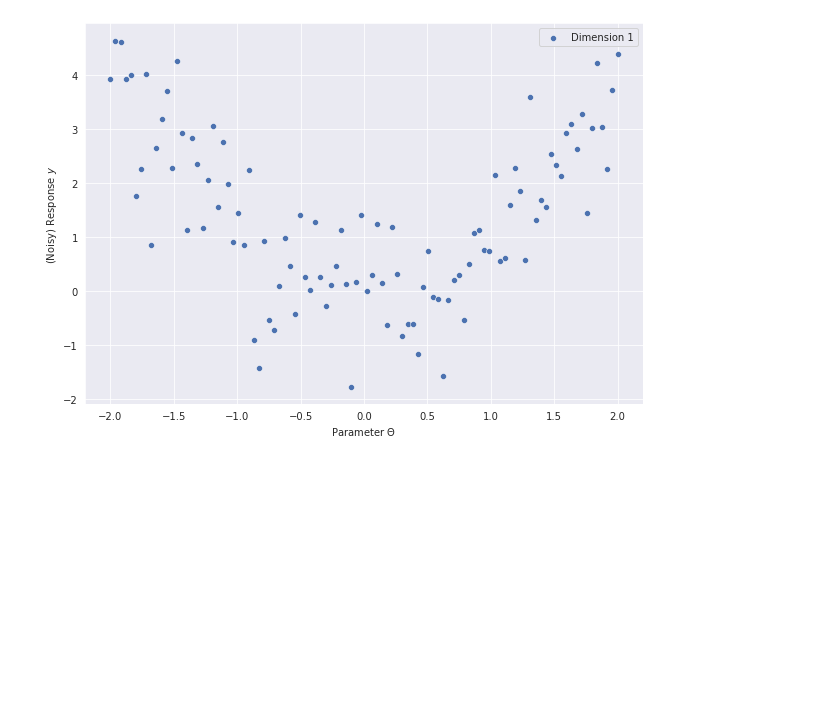
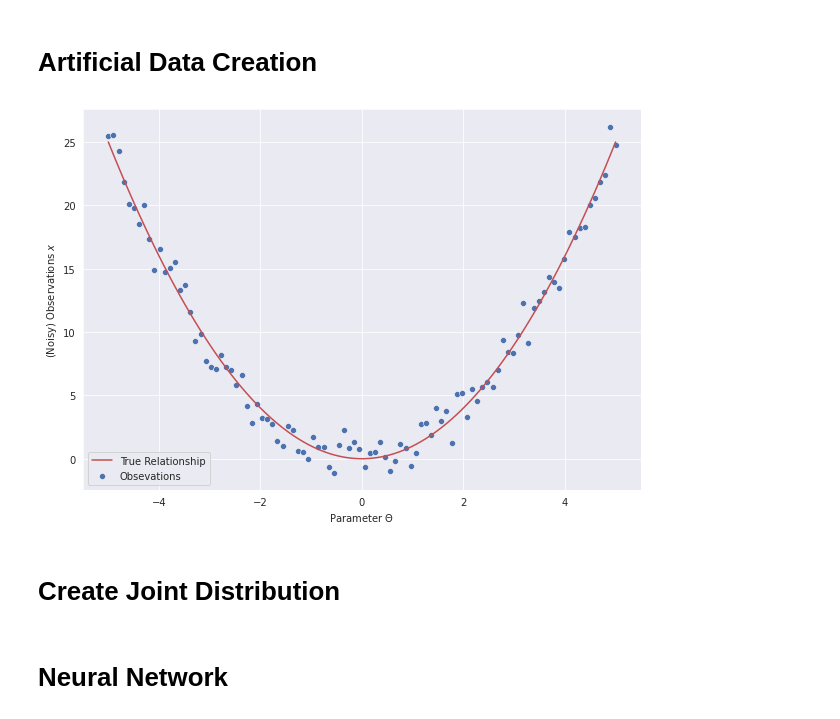
Before and after one commit to MABilton/approx_post, a Jupyter notebook: examples/amortised_example.ipynb, the cells around one changed output. Cells and saved outputs as stored; diff of their text form; code cells hidden in the pictures; blank space fills up the shorter version.

```diff
--- a/examples/amortised_example.ipynb
+++ b/examples/amortised_example.ipynb
@@ -9,0 +14,7 @@ sns.set({'figure.facecolor':'white', "figure.figsize":(10,7)})
+# %%
+def plot_data(data, true_theta, model):
+    sns.scatterplot(x=true_theta.squeeze(), y=data.squeeze(), label=f"Obsevations")
+    sns.lineplot(x=true_theta.squeeze(), y=model(true_theta).squeeze(), label=f"True Relationship", color='r')
+    plt.xlabel("Parameter $\Theta$")
+    plt.ylabel("(Noisy) Observations $x$")
+    plt.show()
@@ -10,7 +52,9 @@ sns.set({'figure.facecolor':'white', "figure.figsize":(10,7)})
+# %% [markdown]
+# Artificial Data Creation
 # %%
-def create_data(model, theta_min, theta_max, num_batch, noise_cov, prngkey):
-    theta_vals = jnp.linspace(theta_min, theta_max, num_batch) # shape = (num_batch, dim_x)
-    mean_vals = model(theta_vals).reshape(num_batch, -1) # shape = (num_batch, dim_theta)
+def create_data(model, theta, noise_cov, prngkey):
+    num_batch = theta.shape[0]
+    mean_vals = model(theta).reshape(num_batch, -1) # shape = (num_batch, dim_theta)
     # Zero-mean samples:
     x_dim = mean_vals.shape[1]
     epsilon = jax.random.multivariate_normal(prngkey, mean=jnp.zeros(x_dim), cov=noise_cov, shape=(num_batch,)) # shape = (num_batch, dim_x)
@@ -23,17 +67,15 @@ ndim = 1
 model = lambda theta: theta**2
 model_grad = jax.vmap(jax.vmap(jax.jacfwd(model), in_axes=0), in_axes=0)
 # %%
-prngkey = jax.random.PRNGKey(20)
-theta_min, theta_max = -2, 2
+prngkey = jax.random.PRNGKey(42)
 num_batch = 100
-noise_cov = jnp.identity(ndim)
-data = create_data(model, theta_min, theta_max, num_batch, noise_cov, prngkey)
+true_theta = jnp.linspace(-5, 5, 100)
+num_batch = 100
+noise_cov = 1*jnp.identity(ndim)
+data = create_data(model, true_theta, noise_cov, prngkey)
 # %%
-theta_vals = jnp.linspace(theta_min, theta_max, num_batch)
-for i in range(ndim):
-    sns.scatterplot(x=theta_vals, y=data[:,i], label=f"Dimension {i+1}")
-plt.xlabel("Parameter $\Theta$")
-plt.ylabel("(Noisy) Response $y$")
-plt.show()
+plot_data(data, true_theta, model)
 # %% [output]
-[figure, old version]
+[figure, new version]
+# %% [markdown]
+# Create Joint Distribution
@@ -40 +88,3 @@ plt.show()
+# %% [markdown]
+# Neural Network
 # %%
```
Also changed, not shown: parts of 28 cells of this notebook, 5 other files.
